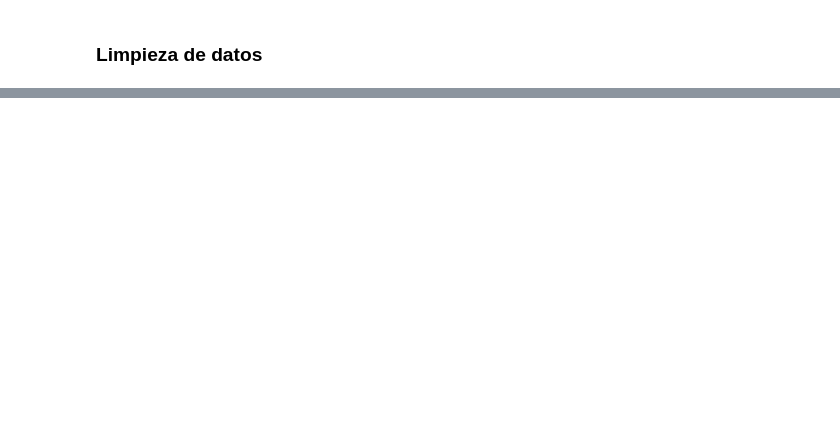
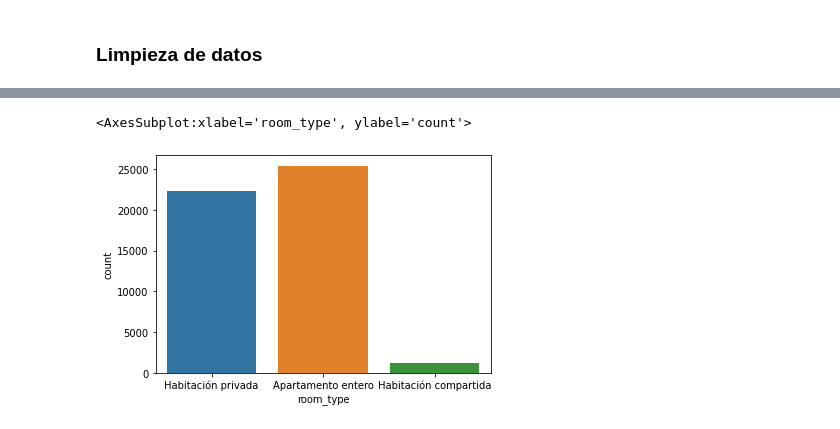
Before and after one commit to monsadan/DataExploration, a Jupyter notebook: Exploring_data.ipynb, the cells around one changed output, grey strips where cells are left out. Saved outputs shown, nothing was run; the diff lists cells and outputs as text; code cells hidden in the pictures; blank space fills up the shorter version.

```diff
--- a/Exploring_data.ipynb
+++ b/Exploring_data.ipynb
@@ -43,0 +183,5 @@ datos.name.value_counts()
+# %%
+sns.countplot(datos.room_type)
+# %% [output]
+<AxesSubplot:xlabel='room_type', ylabel='count'>
+[figure, added]
```
Also changed, not shown: parts of 54 cells of this notebook, 2 other files.
